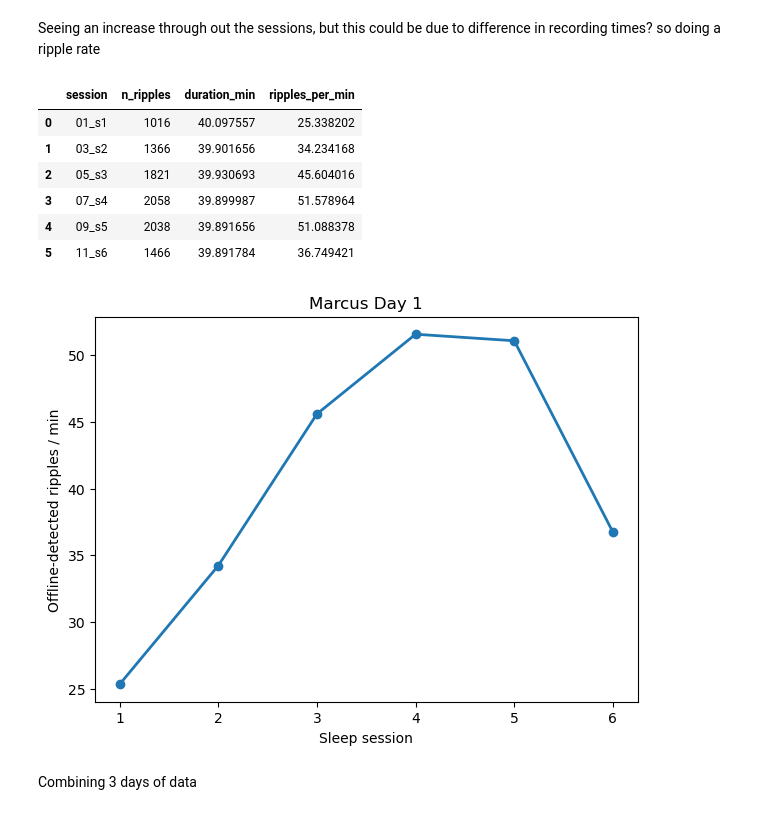
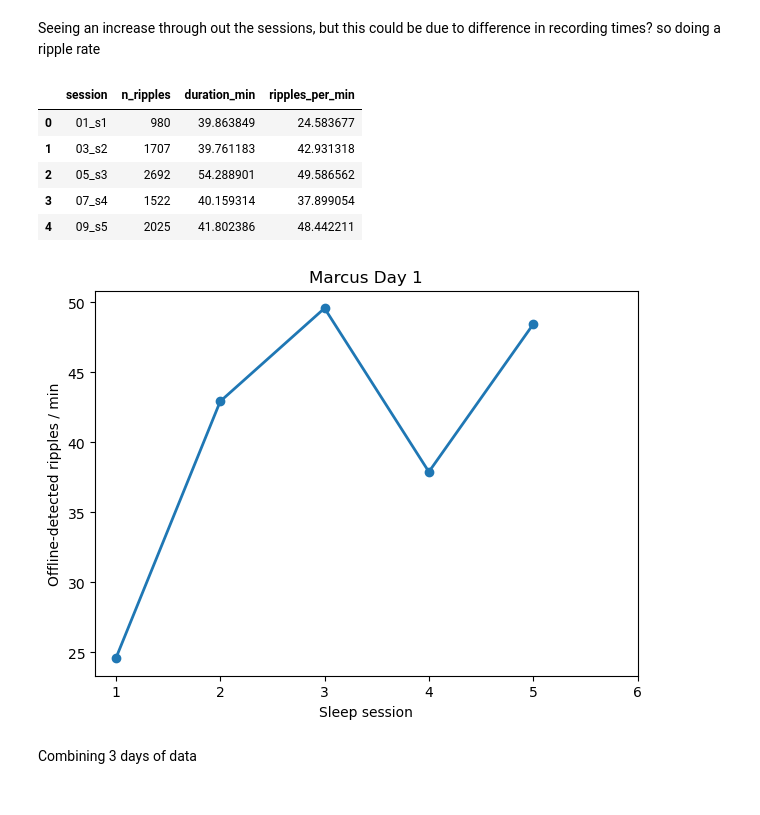
Before and after one commit to fgao38/Frank-Lab-Ripple-online-and-offline-analysis, a Jupyter notebook: ripple_time_analysis.ipynb, the cells around one changed output. Saved outputs shown, nothing was run; the diff lists cells and outputs as text; code cells hidden in the pictures.

```diff
--- a/ripple_time_analysis.ipynb
+++ b/ripple_time_analysis.ipynb
@@ -64,6 +67,7 @@ ripple_times = (
         "nwb_file_name": 'Marcus20260803_.nwb',
         "target_interval_list_name": interval,
         "ripple_param_name": "default_trodes",
+        "group_name" : "Ripple Detection Channels",
     }
 ).fetch1_dataframe()
 ripple_times
@@ -136,6 +140,7 @@ for session in sleep_sessions:
             "nwb_file_name": nwb_file_name,
             "target_interval_list_name": session,
             "ripple_param_name": "default_trodes",
+            "group_name": "Ripple Detection Channels"
         }
     ).fetch1_dataframe()
 
@@ -177,7 +182,7 @@ Seeing an increase through out the sessions, but this could be due to difference
 # %%
 import pandas as pd
 
-nwb_file_name = "Marcus20260802_.nwb"
+nwb_file_name = "Marcus20260803_.nwb"
 
 sleep_sessions = [
     "01_s1",
@@ -185,7 +190,6 @@ sleep_sessions = [
     "05_s3",
     "07_s4",
     "09_s5",
-    "11_s6"
 ]
 
 results = []
@@ -198,6 +202,7 @@ for session in sleep_sessions:
             "nwb_file_name": nwb_file_name,
             "target_interval_list_name": session,
             "ripple_param_name": "default_trodes",
+            "group_name": "ripple detection channels",
         }
     ).fetch1_dataframe()
 
@@ -223,36 +228,35 @@ ripple_summary = pd.DataFrame(results)
 ripple_summary
 # %% [output]
 |  | session | n_ripples | duration_min | ripples_per_min |
-| 0 | 01_s1 | 1016 | 40.097557 | 25.338202 |
-| 1 | 03_s2 | 1366 | 39.901656 | 34.234168 |
-| 2 | 05_s3 | 1821 | 39.930693 | 45.604016 |
-| 3 | 07_s4 | 2058 | 39.899987 | 51.578964 |
-| 4 | 09_s5 | 2038 | 39.891656 | 51.088378 |
-| 5 | 11_s6 | 1466 | 39.891784 | 36.749421 |
+| 0 | 01_s1 | 980 | 39.863849 | 24.583677 |
+| 1 | 03_s2 | 1707 | 39.761183 | 42.931318 |
+| 2 | 05_s3 | 2692 | 54.288901 | 49.586562 |
+| 3 | 07_s4 | 1522 | 40.159314 | 37.899054 |
+| 4 | 09_s5 | 2025 | 41.802386 | 48.442211 |
 # %%
 import matplotlib.pyplot as plt
 
-ripple_summary["session_number"] = [1, 2, 3, 4, 5, 6]
+ripple_summary["session_number"] = [1, 2, 3, 4, 5]
 
 plt.figure(figsize=(7, 5))
 
 plt.plot(
     ripple_summary["session_number"],
     ripple_summary["ripples_per_min"],
     marker="o",
     linewidth=2
 )
 
 plt.xlabel("Sleep session")
 plt.ylabel("Offline-detected ripples / min")
 plt.title("Marcus Day 1")
 
 plt.xticks([1, 2, 3, 4, 5, 6])
 
 plt.show()
-ripple_summary_day2 = ripple_summary.copy()
+ripple_summary_day3 = ripple_summary.copy()
 # %% [output]
-[figure, old version]
+[figure, new version]
 # %% [markdown]
 Combining 3 days of data
 # %%
```
Also changed, not shown: parts of 32 cells of this notebook, 20 other files.
